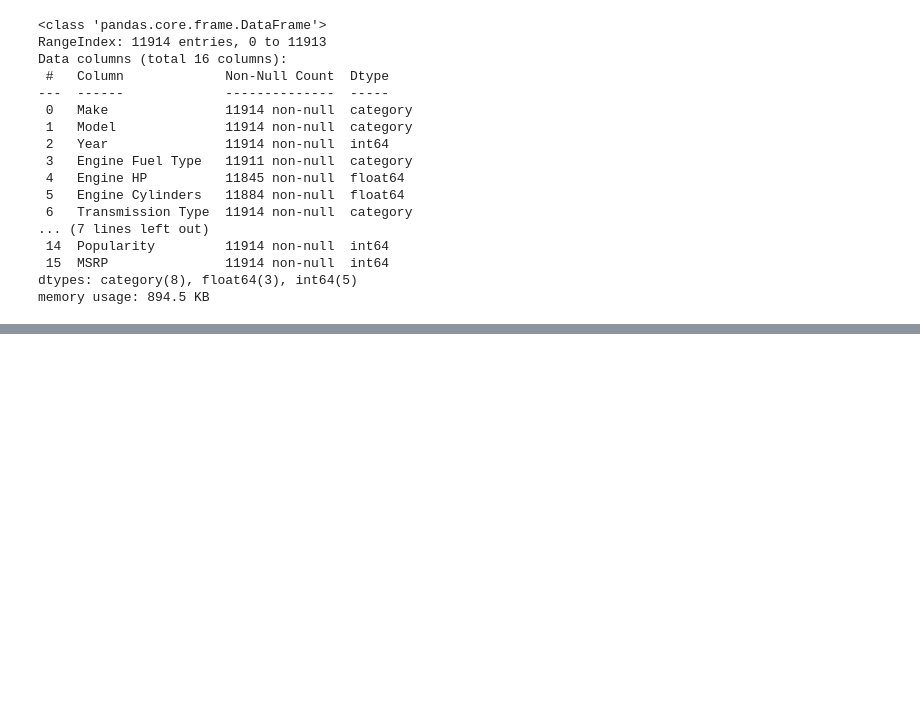
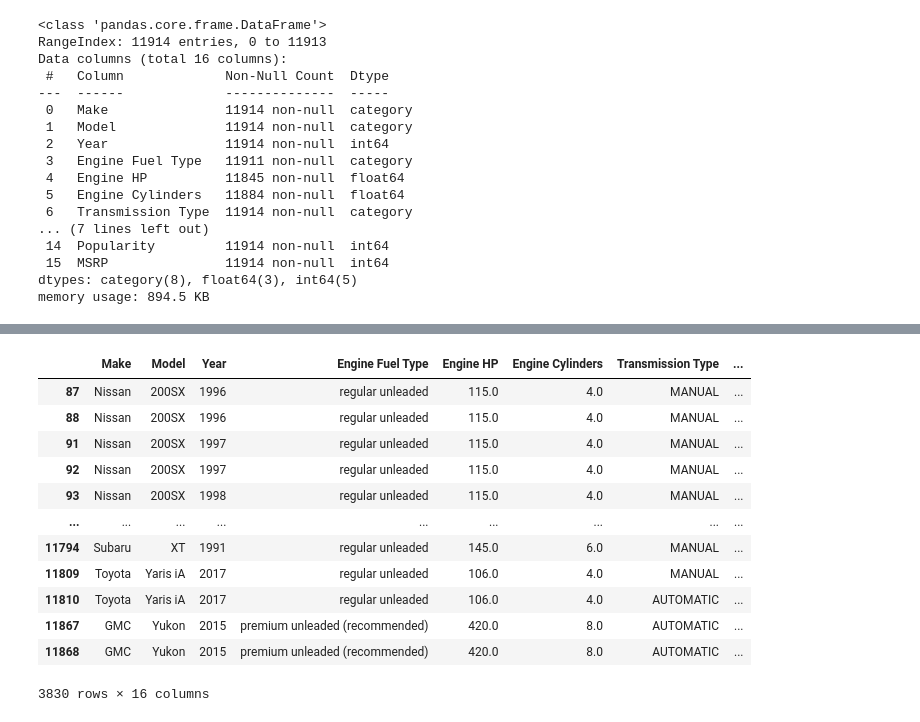
Before and after one commit to AkhilVinayakp/py_learning, a Jupyter notebook: Data/EDA/EDA_sec01.ipynb, the cells around one changed output, grey strips where cells are left out. Drawn from its saved outputs; the diff is of its cells as text; code cells hidden in the pictures; blank space fills up the shorter version.

```diff
--- a/Data/EDA/EDA_sec01.ipynb
+++ b/Data/EDA/EDA_sec01.ipynb
@@ -212,0 +228,16 @@ AttributeError: Line2D.set() got an unexpected keyword argument 'type'
+# %%
+data[data.isnull().any(axis=1)]
+# %% [output]
+|  | Make | Model | Year | Engine Fuel Type | Engine HP | Engine Cylinders | Transmission Type | ... |
+| 87 | Nissan | 200SX | 1996 | regular unleaded | 115.0 | 4.0 | MANUAL | ... |
+| 88 | Nissan | 200SX | 1996 | regular unleaded | 115.0 | 4.0 | MANUAL | ... |
+| 91 | Nissan | 200SX | 1997 | regular unleaded | 115.0 | 4.0 | MANUAL | ... |
+| 92 | Nissan | 200SX | 1997 | regular unleaded | 115.0 | 4.0 | MANUAL | ... |
+| 93 | Nissan | 200SX | 1998 | regular unleaded | 115.0 | 4.0 | MANUAL | ... |
+| ... | ... | ... | ... | ... | ... | ... | ... | ... |
+| 11794 | Subaru | XT | 1991 | regular unleaded | 145.0 | 6.0 | MANUAL | ... |
+| 11809 | Toyota | Yaris iA | 2017 | regular unleaded | 106.0 | 4.0 | MANUAL | ... |
+| 11810 | Toyota | Yaris iA | 2017 | regular unleaded | 106.0 | 4.0 | AUTOMATIC | ... |
+| 11867 | GMC | Yukon | 2015 | premium unleaded (recommended) | 420.0 | 8.0 | AUTOMATIC | ... |
+| 11868 | GMC | Yukon | 2015 | premium unleaded (recommended) | 420.0 | 8.0 | AUTOMATIC | ... |
+3830 rows × 16 columns
```
Also changed, not shown: parts of 8 cells of this notebook, 15 other files.
